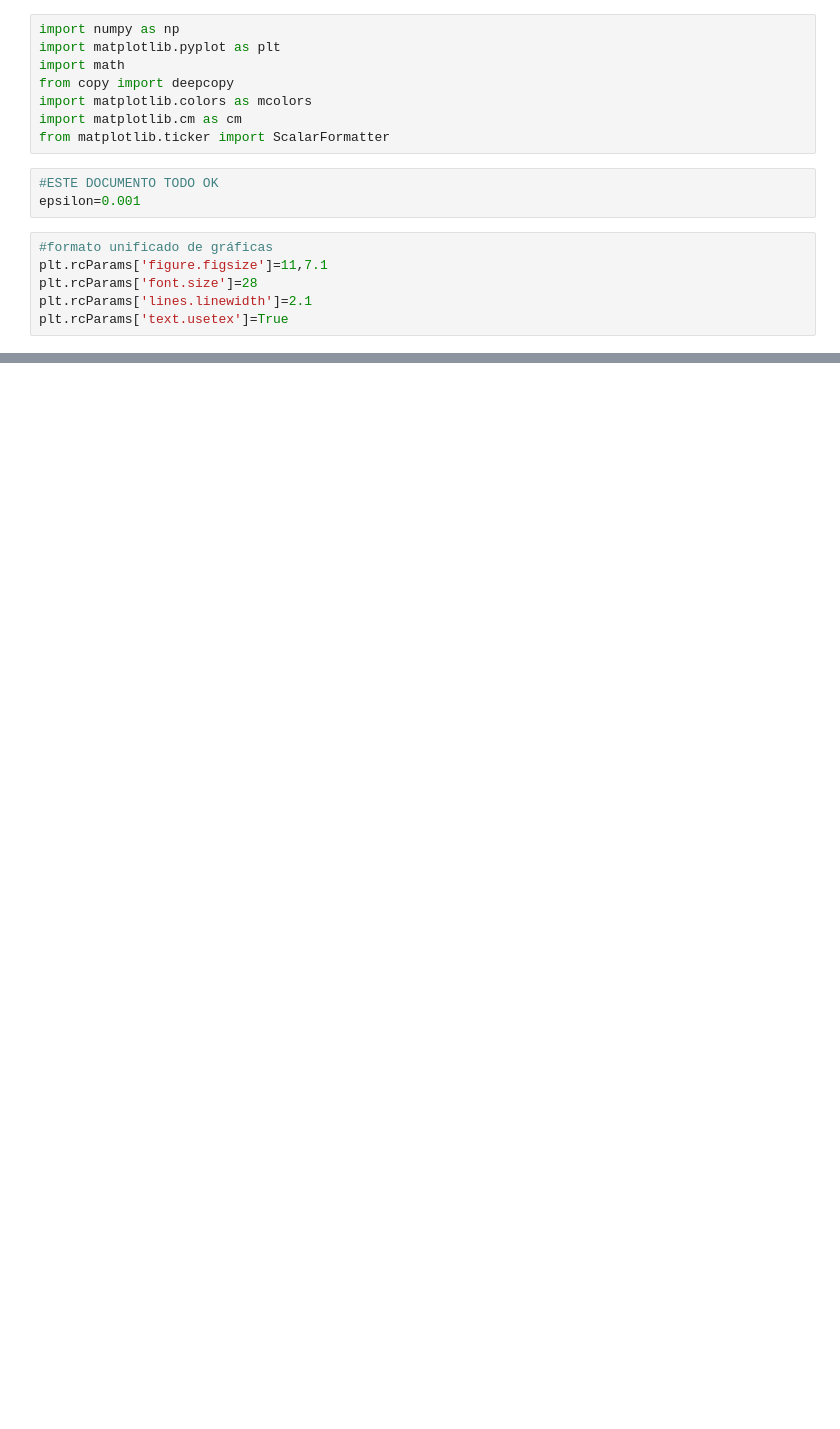
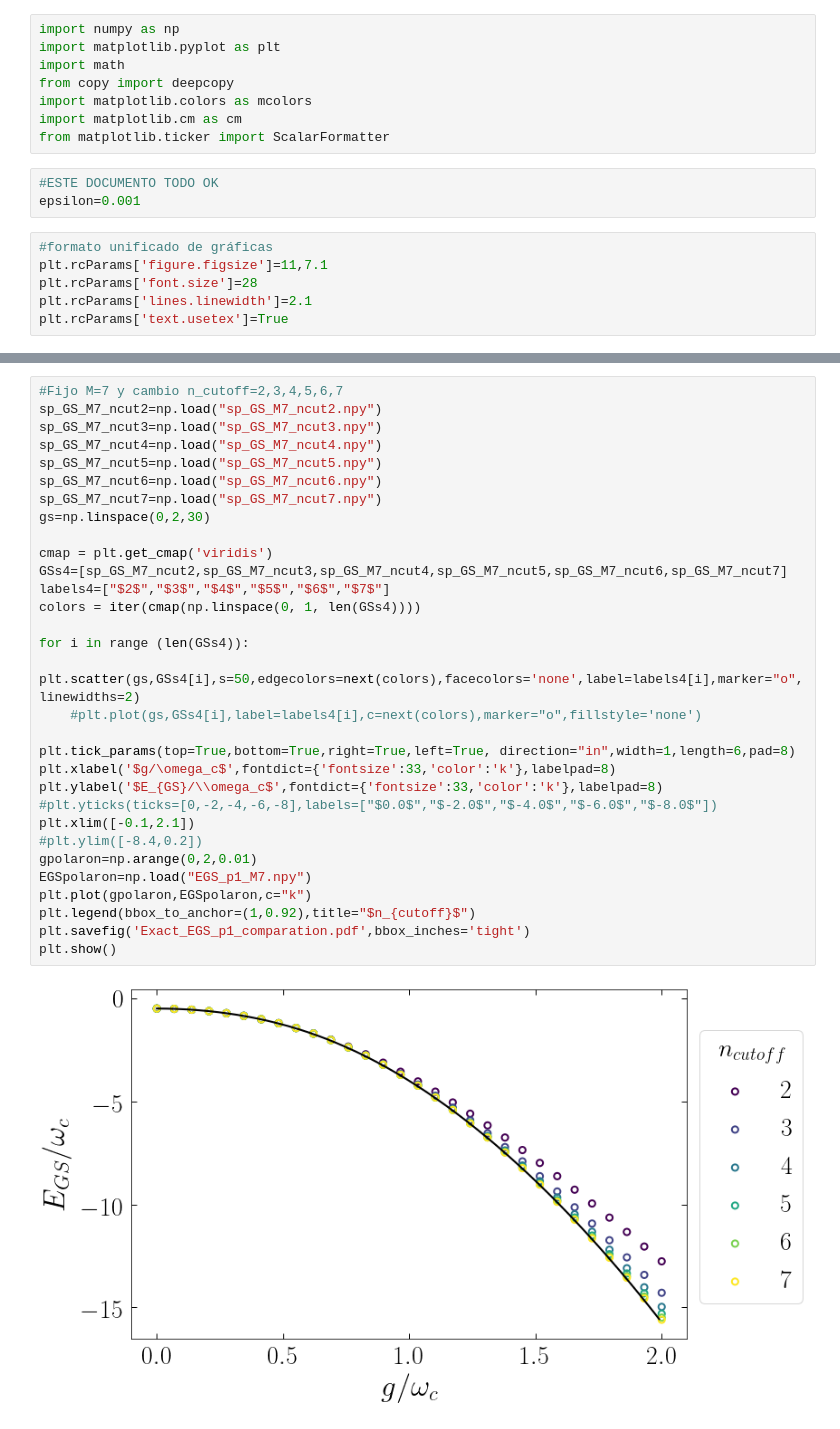
Before and after one commit to Jmalcrow/TFG, a Jupyter notebook: GRAPHICS (SINGLE PLOTS).ipynb, the cells around one changed output, grey strips where cells are left out. Drawn from its saved outputs; the diff is of its cells as text; blank space fills up the shorter version.

```diff
--- a/GRAPHICS (SINGLE PLOTS).ipynb
+++ b/GRAPHICS (SINGLE PLOTS).ipynb
@@ -110,0 +116,33 @@ plt.show()
+# %%
+#Fijo M=7 y cambio n_cutoff=2,3,4,5,6,7
+sp_GS_M7_ncut2=np.load("sp_GS_M7_ncut2.npy")
+sp_GS_M7_ncut3=np.load("sp_GS_M7_ncut3.npy")
+sp_GS_M7_ncut4=np.load("sp_GS_M7_ncut4.npy")
+sp_GS_M7_ncut5=np.load("sp_GS_M7_ncut5.npy")
+sp_GS_M7_ncut6=np.load("sp_GS_M7_ncut6.npy")
+sp_GS_M7_ncut7=np.load("sp_GS_M7_ncut7.npy")
+gs=np.linspace(0,2,30)
+
+cmap = plt.get_cmap('viridis')
+GSs4=[sp_GS_M7_ncut2,sp_GS_M7_ncut3,sp_GS_M7_ncut4,sp_GS_M7_ncut5,sp_GS_M7_ncut6,sp_GS_M7_ncut7]
+labels4=["$2$","$3$","$4$","$5$","$6$","$7$"]
+colors = iter(cmap(np.linspace(0, 1, len(GSs4))))
+
+for i in range (len(GSs4)):
+    plt.scatter(gs,GSs4[i],s=50,edgecolors=next(colors),facecolors='none',label=labels4[i],marker="o",linewidths=2)
+    #plt.plot(gs,GSs4[i],label=labels4[i],c=next(colors),marker="o",fillstyle='none')
+
+plt.tick_params(top=True,bottom=True,right=True,left=True, direction="in",width=1,length=6,pad=8)
+plt.xlabel('$g/\omega_c$',fontdict={'fontsize':33,'color':'k'},labelpad=8)
+plt.ylabel('$E_{GS}/\\omega_c$',fontdict={'fontsize':33,'color':'k'},labelpad=8)
+#plt.yticks(ticks=[0,-2,-4,-6,-8],labels=["$0.0$","$-2.0$","$-4.0$","$-6.0$","$-8.0$"])
+plt.xlim([-0.1,2.1])
+#plt.ylim([-8.4,0.2])
+gpolaron=np.arange(0,2,0.01)
+EGSpolaron=np.load("EGS_p1_M7.npy")
+plt.plot(gpolaron,EGSpolaron,c="k")
+plt.legend(bbox_to_anchor=(1,0.92),title="$n_{cutoff}$")
+plt.savefig('Exact_EGS_p1_comparation.pdf',bbox_inches='tight')
+plt.show()
+# %% [output]
+[figure, added]
```
Also changed, not shown: parts of 4 cells of this notebook, 4 other files.
